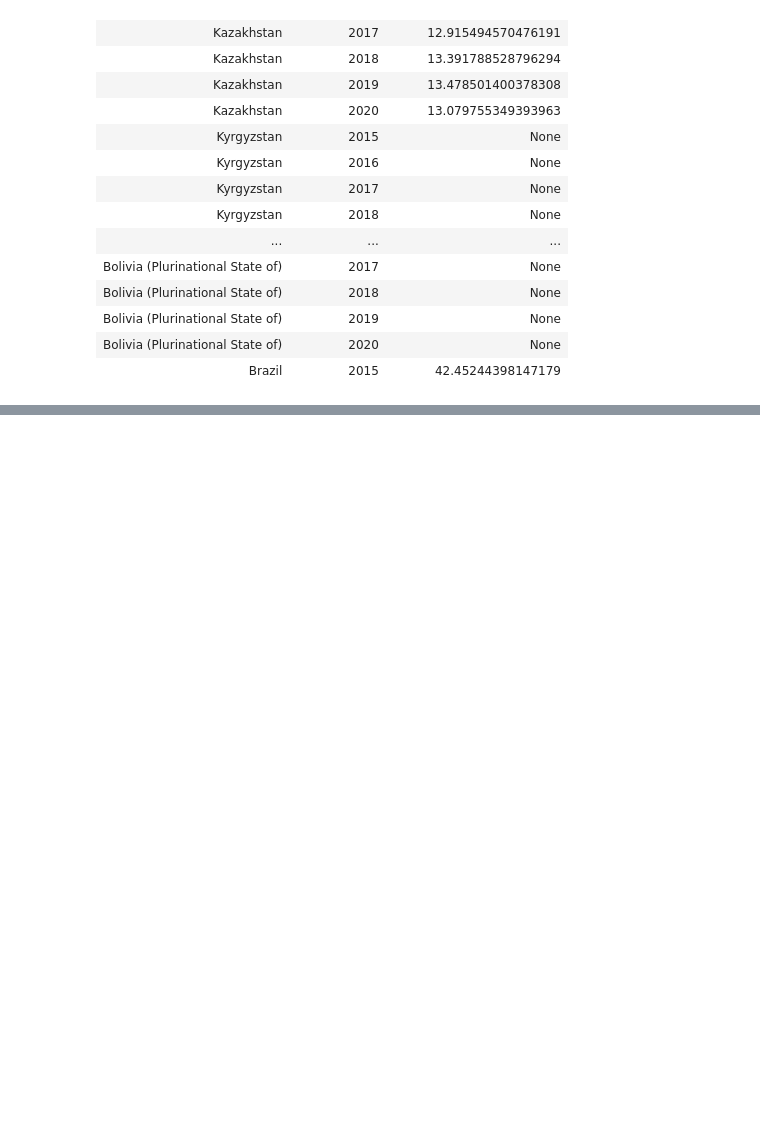
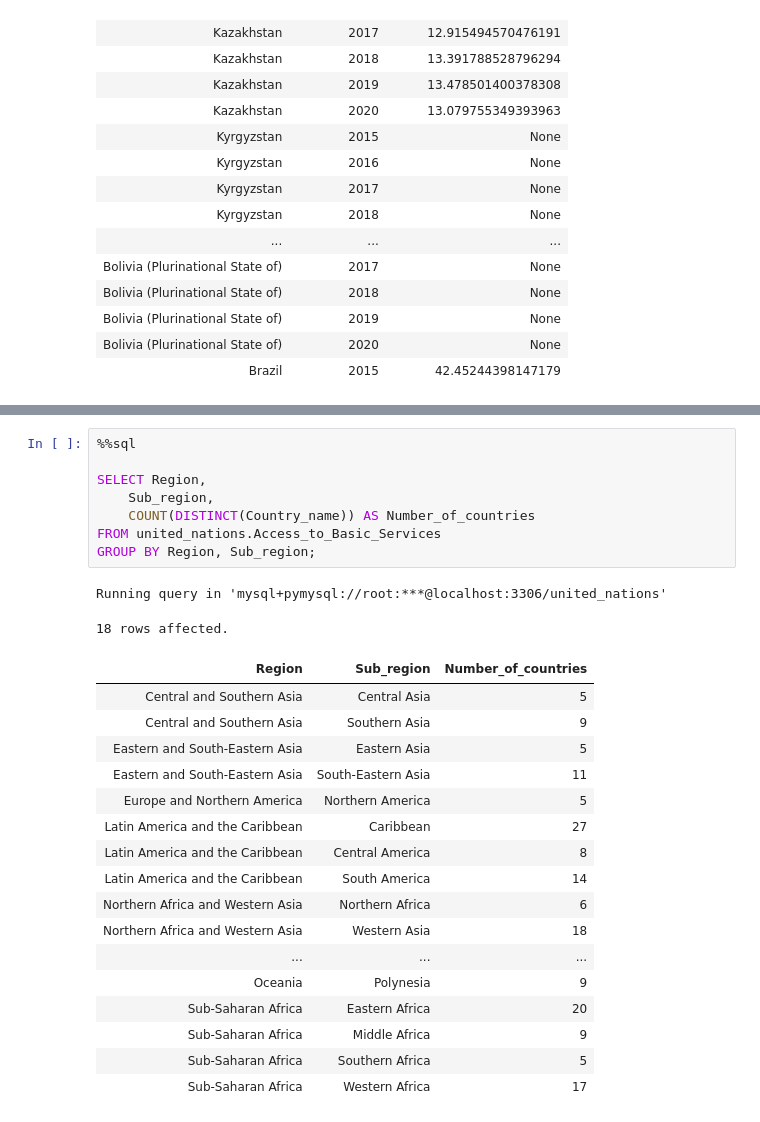
Before and after one commit to kxrrym03/ALX-Exercises, a Jupyter notebook: ALX United Nations.ipynb, the cells around one changed output, grey strips where cells are left out. Cells and saved outputs as stored; diff of their text form; blank space fills up the shorter version.

```diff
--- a/ALX United Nations.ipynb
+++ b/ALX United Nations.ipynb
@@ -398,0 +431,28 @@ Running query in 'mysql+pymysql://root:***@localhost:3306/united_nations'
+# %%
+%%sql
+
+SELECT Region,
+    Sub_region,
+    COUNT(DISTINCT(Country_name)) AS Number_of_countries
+FROM united_nations.Access_to_Basic_Services
+GROUP BY Region, Sub_region;
+# %% [output]
+Running query in 'mysql+pymysql://root:***@localhost:3306/united_nations'
+18 rows affected.
+| Region | Sub_region | Number_of_countries |
+| Central and Southern Asia | Central Asia | 5 |
+| Central and Southern Asia | Southern Asia | 9 |
+| Eastern and South-Eastern Asia | Eastern Asia | 5 |
+| Eastern and South-Eastern Asia | South-Eastern Asia | 11 |
+| Europe and Northern America | Northern America | 5 |
+| Latin America and the Caribbean | Caribbean | 27 |
+| Latin America and the Caribbean | Central America | 8 |
+| Latin America and the Caribbean | South America | 14 |
+| Northern Africa and Western Asia | Northern Africa | 6 |
+| Northern Africa and Western Asia | Western Asia | 18 |
+| ... | ... | ... |
+| Oceania | Polynesia | 9 |
+| Sub-Saharan Africa | Eastern Africa | 20 |
+| Sub-Saharan Africa | Middle Africa | 9 |
+| Sub-Saharan Africa | Southern Africa | 5 |
+| Sub-Saharan Africa | Western Africa | 17 |
```
Also changed, not shown: parts of 8 cells of this notebook.
